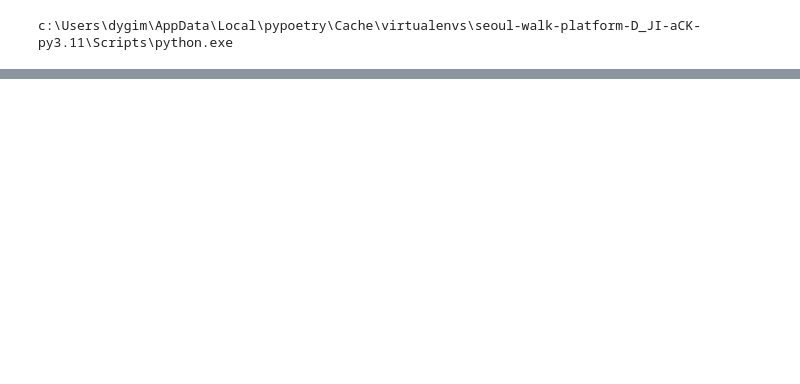
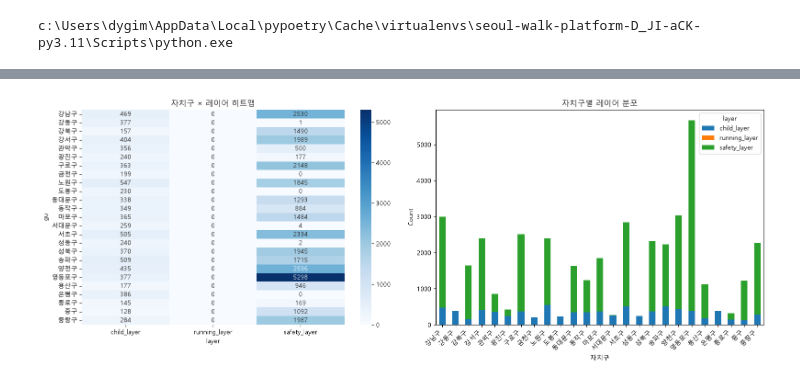
Before and after one commit to ChimaekMeeting/seoul-walk-platform, a Jupyter notebook: analysis/layer/layer_dashboard.ipynb, the cells around one changed output, grey strips where cells are left out. Cells and saved outputs as stored; diff of their text form; code cells hidden in the pictures; blank space fills up the shorter version.

```diff
--- a/analysis/layer/layer_dashboard.ipynb
+++ b/analysis/layer/layer_dashboard.ipynb
@@ -209,0 +312,19 @@ plt.show()
+# %%
+fig, axes = plt.subplots(1, 2, figsize=(16, 6))
+
+gu_pivot_known = gu_pivot.drop(index="구 미상", errors="ignore")
+
+sns.heatmap(gu_pivot_known, annot=True, fmt=".0f", cmap="Blues", ax=axes[0])
+axes[0].set_title("자치구 × 레이어 히트맵")
+
+gu_pivot_known.plot(kind="bar", stacked=True, ax=axes[1])
+axes[1].set_title("자치구별 레이어 분포")
+axes[1].set_xlabel("자치구")
+axes[1].set_ylabel("Count")
+plt.setp(axes[1].get_xticklabels(), rotation=45, ha="right")
+
+plt.tight_layout()
+plt.savefig(f"{FIGURES_DIR}/layer_gu_distribution.png", dpi=150, bbox_inches="tight")
+plt.show()
+# %% [output]
+[figure, added]
```
Also changed, not shown: parts of 19 cells of this notebook, 9 other files.
